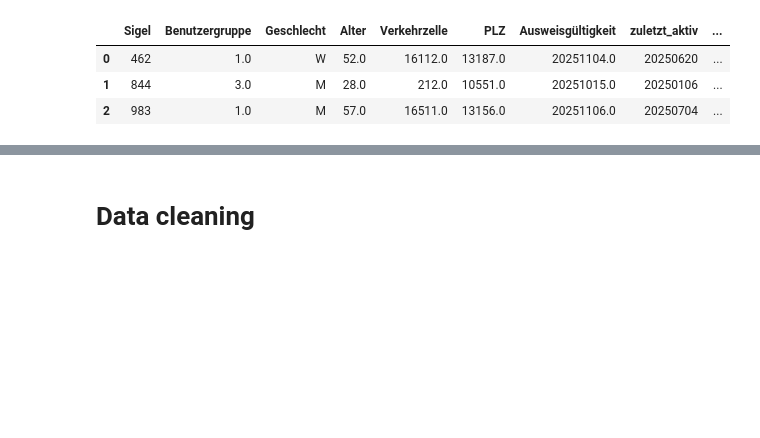
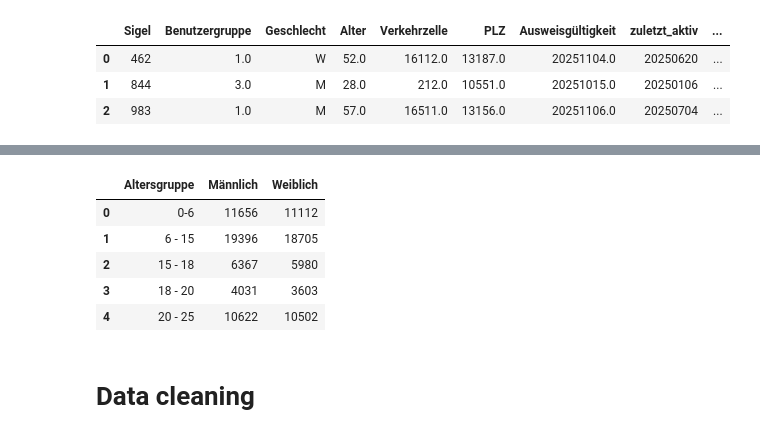
Before and after one commit to BeatriceM476/Final-project, a Jupyter notebook: LesAkt_240717_250717.ipynb, the cells around one changed output, grey strips where cells are left out. Cells and saved outputs as stored; diff of their text form; code cells hidden in the pictures; blank space fills up the shorter version.

```diff
--- a/LesAkt_240717_250717.ipynb
+++ b/LesAkt_240717_250717.ipynb
@@ -64,3 +63,12 @@ Index(['0-6', '6 - 15', '15 - 18', '18 - 20', '20 - 25', '25 - 30', '30 - 35',
+# %%
+Alter_Geschlecht_df.head()
+# %% [output]
+|  | Altersgruppe | Männlich | Weiblich |
+| 0 | 0-6 | 11656 | 11112 |
+| 1 | 6 - 15 | 19396 | 18705 |
+| 2 | 15 - 18 | 6367 | 5980 |
+| 3 | 18 - 20 | 4031 | 3603 |
+| 4 | 20 - 25 | 10622 | 10502 |
 # %% [markdown]
 # Data cleaning
 # %%
```
Also changed, not shown: parts of 7 cells of this notebook, 3 other files.
